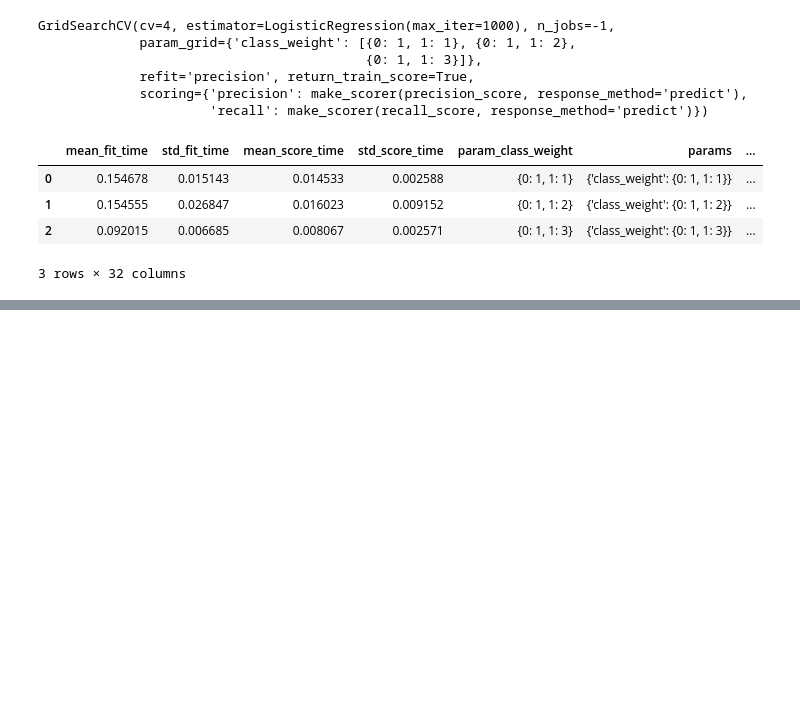
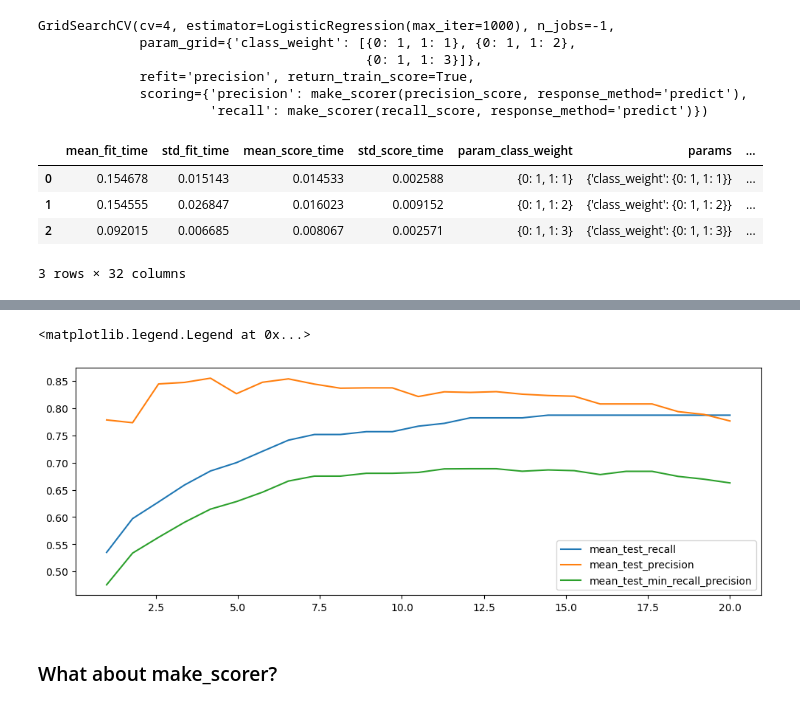
Before and after one commit to victorhrls/scikit-learn-intro, a Jupyter notebook: scikit_init.ipynb, the cells around one changed output, grey strips where cells are left out. Cells and saved outputs as stored; diff of their text form; code cells hidden in the pictures; blank space fills up the shorter version.

```diff
--- a/scikit_init.ipynb
+++ b/scikit_init.ipynb
@@ -555,0 +613,24 @@ pd.DataFrame(grid.cv_results_)
+# %%
+# Time to create a new metric
+
+def min_recall_precision(y_true,y_pred):
+    recall = recall_score(y_true,y_pred)
+    precision = precision_score(y_true,y_pred)
+
+    return min(recall,precision)
+# %%
+# testing different things
+
+grid = GridSearchCV(
+    estimator = LogisticRegression(max_iter=1000),
+    param_grid={'class_weight': [{0:1,1:v}for v in np.linspace(1,20,25)]},
+    scoring = {'precision': make_scorer(precision_score) ,
+               'recall' :make_scorer(recall_score),
+               'min_recall_precision': make_scorer(min_recall_precision)},                                                       # keep track of both
+    refit='min_recall_precision',                                                  # optimize precision
+    return_train_score=True,
+    cv = 12,
+    n_jobs = -1
+)
+
+grid.fit(X,y)
@@ -555,0 +655,14 @@ pd.DataFrame(grid.cv_results_)
+# %%
+df =pd.DataFrame(grid.cv_results_)
+# %%
+plt.figure(figsize=(12,4))
+for score in ['mean_test_recall','mean_test_precision','mean_test_min_recall_precision']:
+    plt.plot([_[1] for _ in df['param_class_weight']],
+            df[score],
+            label = score)
+plt.legend()
+# %% [output]
+<matplotlib.legend.Legend at 0x...>
+[figure, added]
+# %% [markdown]
+### What about make_scorer?
```
Also changed, not shown: parts of 8 cells of this notebook.
